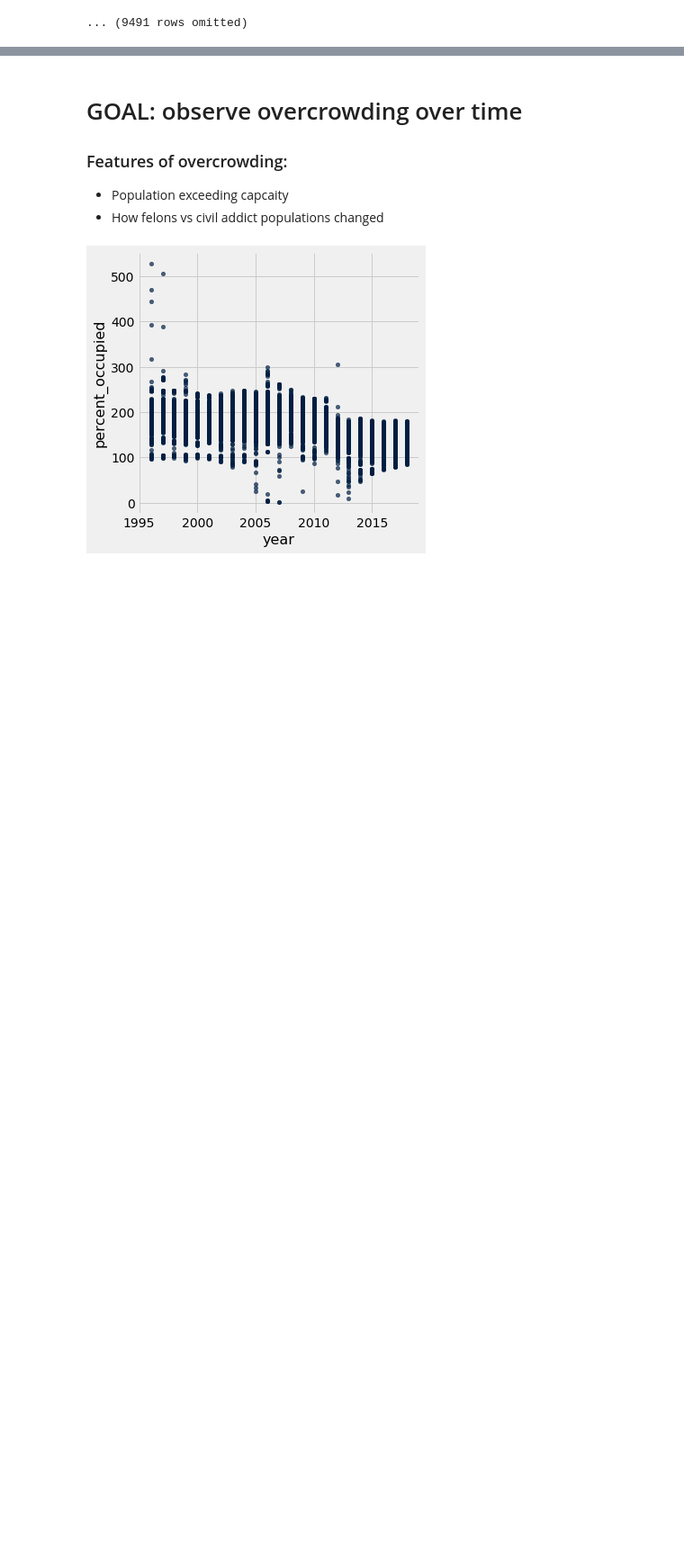
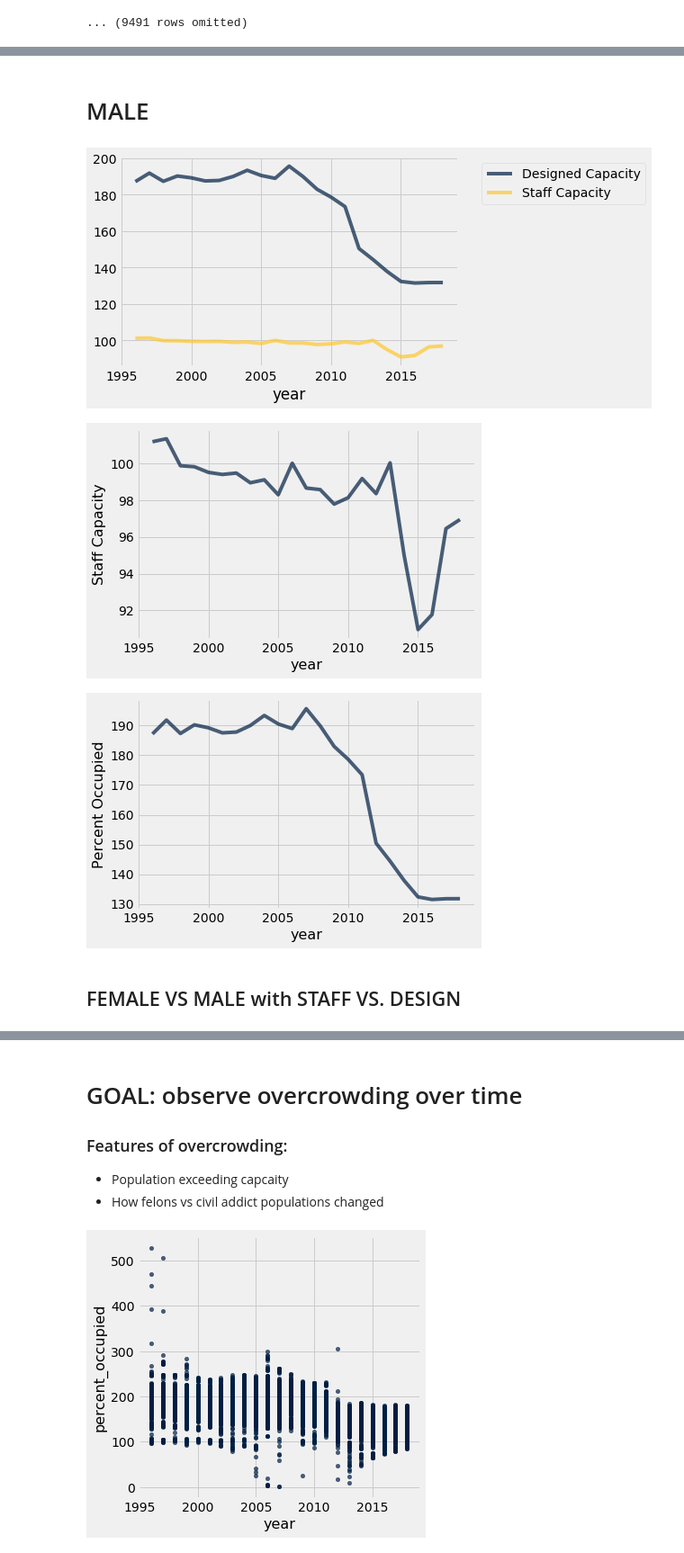
Before and after one commit to ds-modules/ES-21AC-SP19, a Jupyter notebook: incarceration.ipynb, the cells around one changed output, grey strips where cells are left out. Shown: that part at 90% size. Cells and saved outputs as stored; diff of their text form; code cells hidden in the pictures; blank space fills up the shorter version.

```diff
--- a/incarceration.ipynb
+++ b/incarceration.ipynb
@@ -31,0 +127,4 @@ data.sort(0)
+# %%
+### DATA of MALE PRISONS ONLY
+men_data = data.where("institution_name", are.not_containing("WOMEN")).where("institution_name", are.not_containing("FEMALE"))
+men_data
@@ -31,0 +169,25 @@ data.sort(0)
+# %% [markdown]
+# MALE
+# %%
+# MALE DESIGN VS STAFF
+m_year = men_data.group("year", sum).drop(1, 2)
+
+#calculated the number of people in the prison and how that compared to the capacity it was designed for.
+m_new_capacity = m_year.column("total_population sum") / m_year.column("designed_capacity sum") *100
+m_year = m_year.with_column("Percent Occupied", m_new_capacity)
+
+
+m_s = men_data.group(0, sum)
+m_staff_capacity = m_s.column("total_population sum") / m_s.column("staffed_capacity sum") *100
+m_s = m_year.with_column("Staff Percent Occupied", m_staff_capacity)
+m_s = m_s.select("year", "Percent Occupied", "Staff Percent Occupied").relabel("Percent Occupied", "Designed Capacity").relabel("Staff Percent Occupied", "Staff Capacity")
+
+m_s.plot(0)
+m_s.plot(0, "Staff Capacity")
+m_year.plot(0, "Percent Occupied")
+# %% [output]
+[figure, added]
+[figure, added]
+[figure, added]
+# %% [markdown]
+## FEMALE VS MALE with STAFF VS. DESIGN
```
Also changed, not shown: parts of 27 cells of this notebook, 1 other file.
